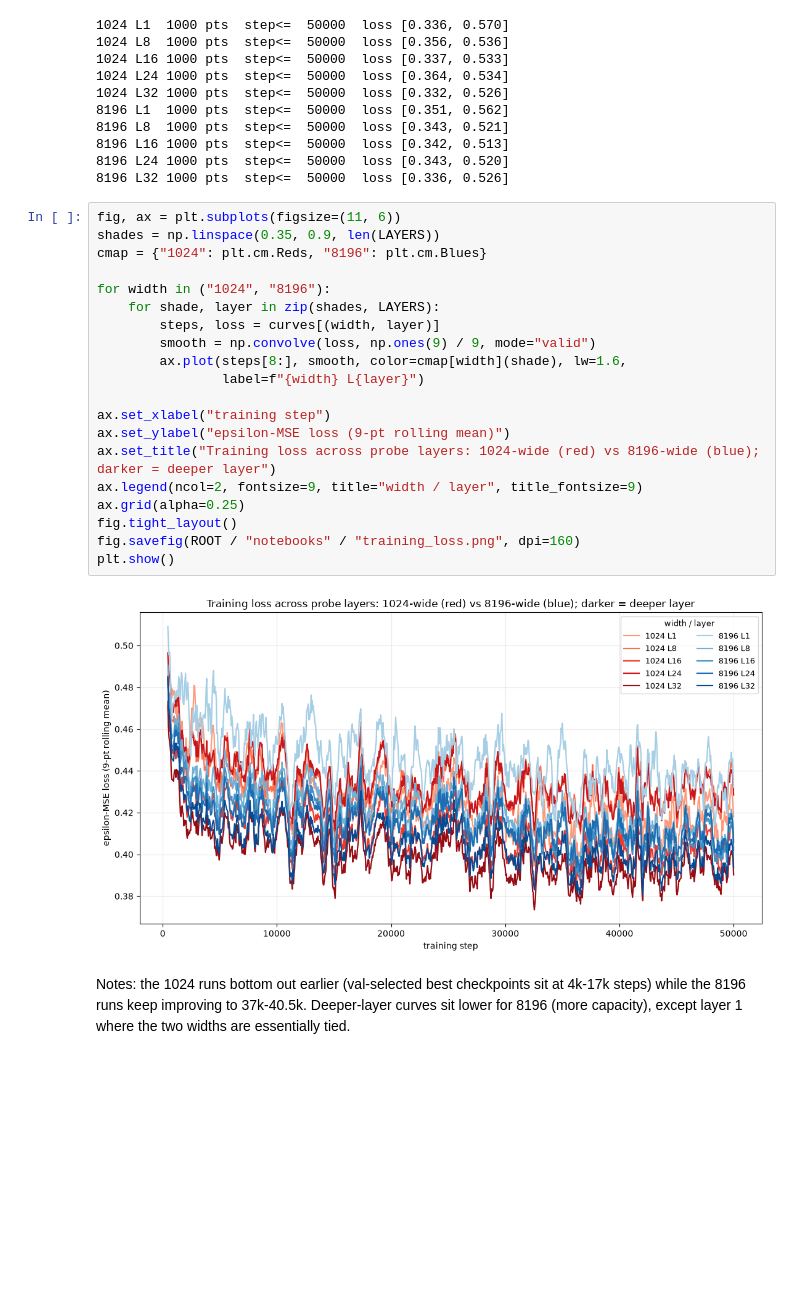
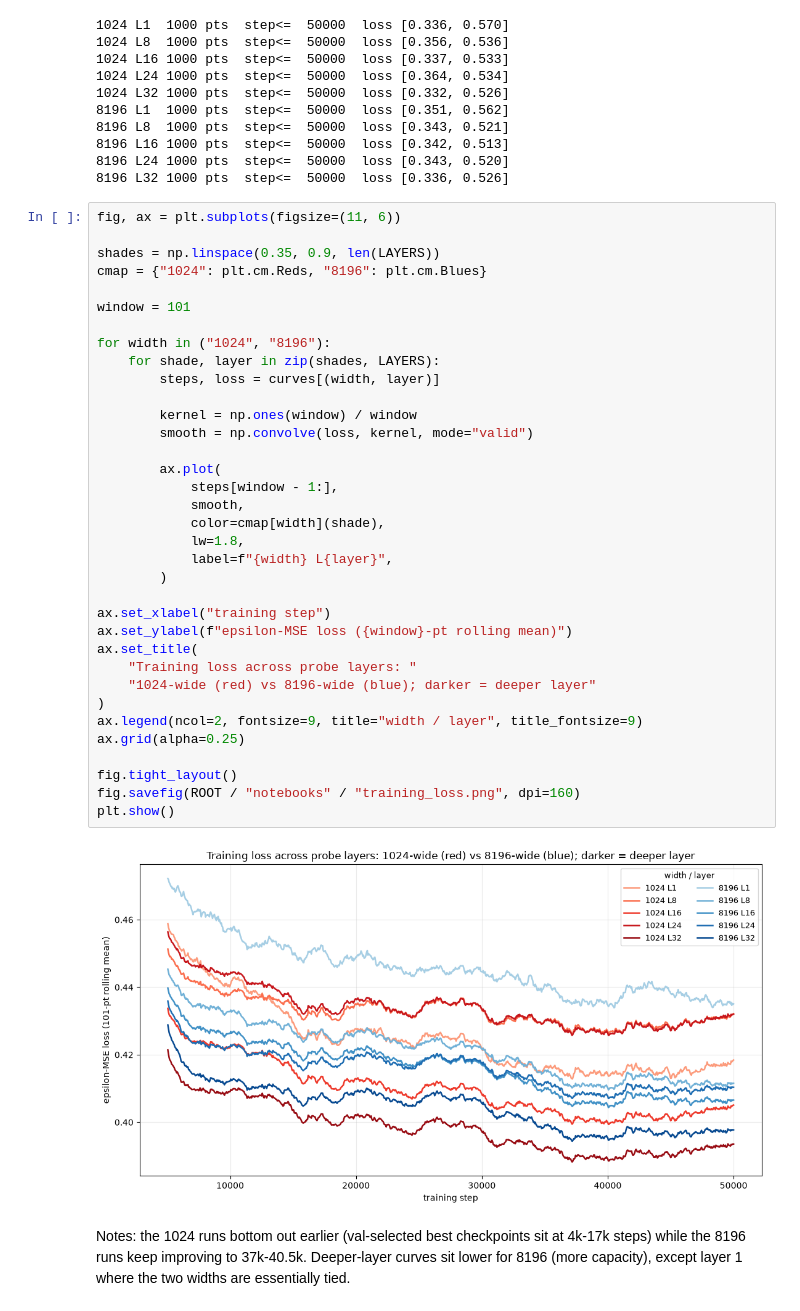
Before and after one commit to xzAscC/RepDist, a Jupyter notebook: notebooks/training_loss.ipynb, the cells around one changed output. Cells and saved outputs as stored; diff of their text form; blank space fills up the shorter version.

```diff
--- a/notebooks/training_loss.ipynb
+++ b/notebooks/training_loss.ipynb
@@ -47,26 +47,41 @@ for (w, l), (s, y) in sorted(curves.items()):
 8196 L32 1000 pts  step<=  50000  loss [0.336, 0.526]
 # %%
 fig, ax = plt.subplots(figsize=(11, 6))
+
 shades = np.linspace(0.35, 0.9, len(LAYERS))
 cmap = {"1024": plt.cm.Reds, "8196": plt.cm.Blues}
+
+window = 101
 
 for width in ("1024", "8196"):
     for shade, layer in zip(shades, LAYERS):
         steps, loss = curves[(width, layer)]
-        smooth = np.convolve(loss, np.ones(9) / 9, mode="valid")
-        ax.plot(steps[8:], smooth, color=cmap[width](shade), lw=1.6,
-                label=f"{width} L{layer}")
+
+        kernel = np.ones(window) / window
+        smooth = np.convolve(loss, kernel, mode="valid")
+
+        ax.plot(
+            steps[window - 1:],
+            smooth,
+            color=cmap[width](shade),
+            lw=1.8,
+            label=f"{width} L{layer}",
+        )
 
 ax.set_xlabel("training step")
-ax.set_ylabel("epsilon-MSE loss (9-pt rolling mean)")
-ax.set_title("Training loss across probe layers: 1024-wide (red) vs 8196-wide (blue); darker = deeper layer")
+ax.set_ylabel(f"epsilon-MSE loss ({window}-pt rolling mean)")
+ax.set_title(
+    "Training loss across probe layers: "
+    "1024-wide (red) vs 8196-wide (blue); darker = deeper layer"
+)
 ax.legend(ncol=2, fontsize=9, title="width / layer", title_fontsize=9)
 ax.grid(alpha=0.25)
+
 fig.tight_layout()
 fig.savefig(ROOT / "notebooks" / "training_loss.png", dpi=160)
 plt.show()
 # %% [output]
-[figure, old version]
+[figure, new version]
 # %% [markdown]
 Notes: the 1024 runs bottom out earlier (val-selected best checkpoints sit at 4k-17k steps)
 while the 8196 runs keep improving to 37k-40.5k. Deeper-layer curves sit lower for 8196
```
Also changed, not shown: parts of 2 cells of this notebook, 1 other file.
